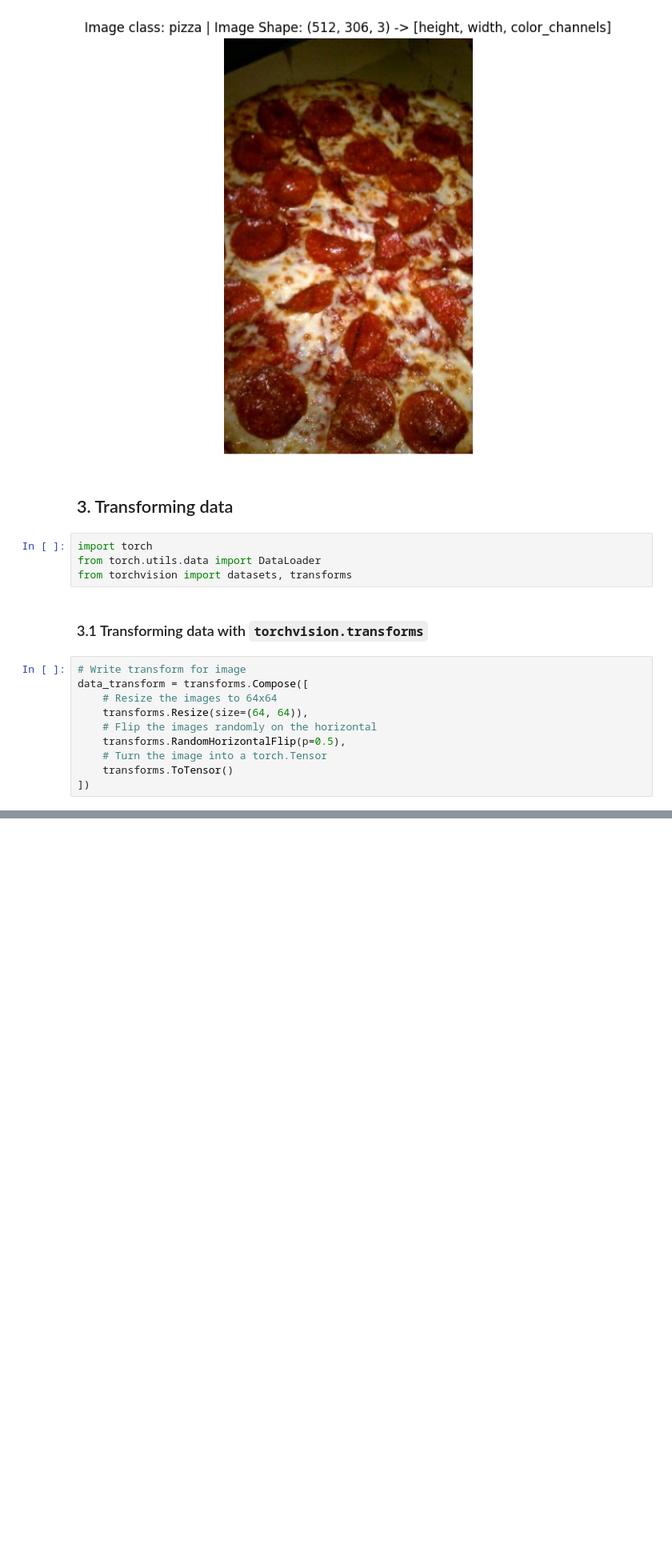
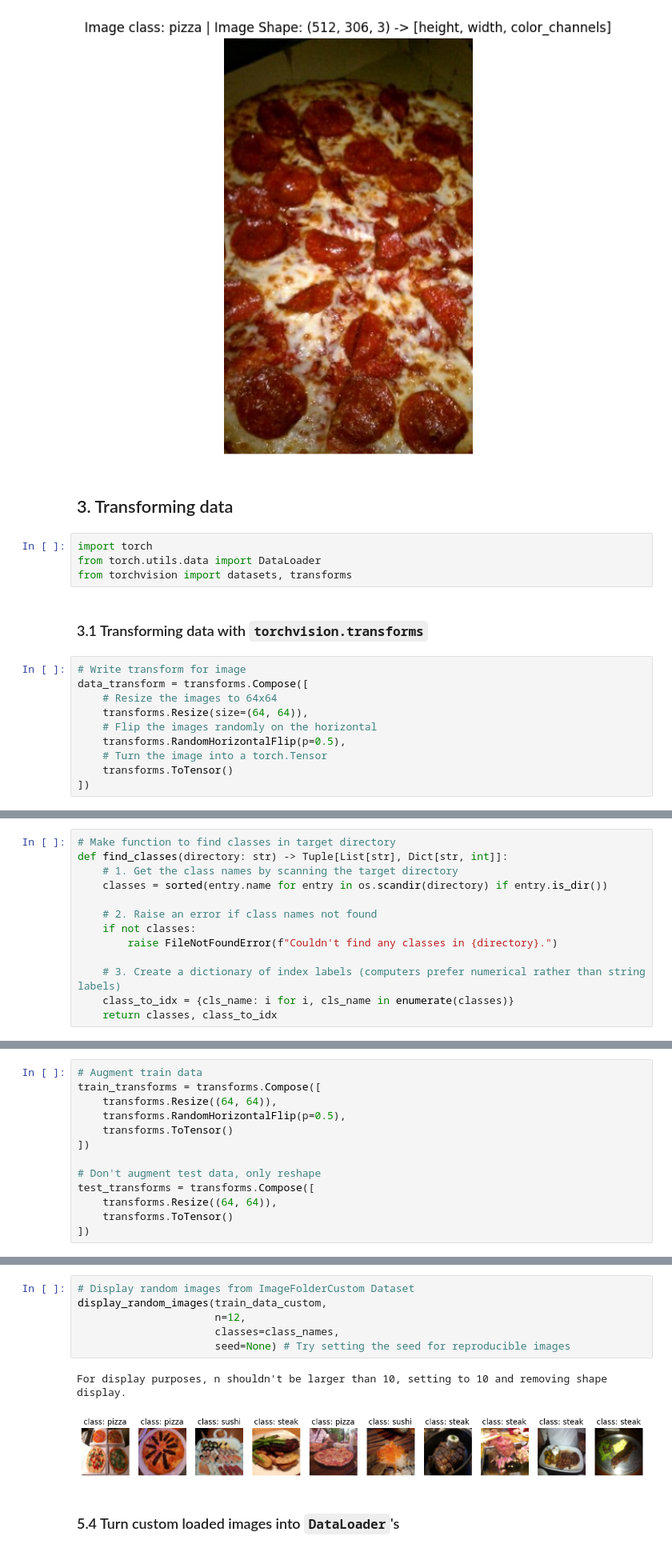
Before and after one commit to ShivajiMallela/Deep-learning-with-Pytorch, a Jupyter notebook: 05_PyTorch_custom_datasets.ipynb, the cells around one changed output, grey strips where cells are left out. Shown at 80% size. Drawn from its saved outputs; the diff is of its cells as text; blank space fills up the shorter version.

```diff
--- a/05_PyTorch_custom_datasets.ipynb
+++ b/05_PyTorch_custom_datasets.ipynb
@@ -162,0 +303,13 @@ plot_transformed_images(image_path_list,
+# %%
+# Make function to find classes in target directory
+def find_classes(directory: str) -> Tuple[List[str], Dict[str, int]]:
+    # 1. Get the class names by scanning the target directory
+    classes = sorted(entry.name for entry in os.scandir(directory) if entry.is_dir())
+
+    # 2. Raise an error if class names not found
+    if not classes:
+        raise FileNotFoundError(f"Couldn't find any classes in {directory}.")
+
+    # 3. Create a dictionary of index labels (computers prefer numerical rather than string labels)
+    class_to_idx = {cls_name: i for i, cls_name in enumerate(classes)}
+    return classes, class_to_idx
@@ -162,0 +350,13 @@ plot_transformed_images(image_path_list,
+# %%
+# Augment train data
+train_transforms = transforms.Compose([
+    transforms.Resize((64, 64)),
+    transforms.RandomHorizontalFlip(p=0.5),
+    transforms.ToTensor()
+])
+
+# Don't augment test data, only reshape
+test_transforms = transforms.Compose([
+    transforms.Resize((64, 64)),
+    transforms.ToTensor()
+])
@@ -162,0 +441,11 @@ plot_transformed_images(image_path_list,
+# %%
+# Display random images from ImageFolderCustom Dataset
+display_random_images(train_data_custom,
+                      n=12,
+                      classes=class_names,
+                      seed=None) # Try setting the seed for reproducible images
+# %% [output]
+For display purposes, n shouldn't be larger than 10, setting to 10 and removing shape display.
+[figure, added]
+# %% [markdown]
+### 5.4 Turn custom loaded images into `DataLoader`'s
```
Also changed, not shown: parts of 53 cells of this notebook.
